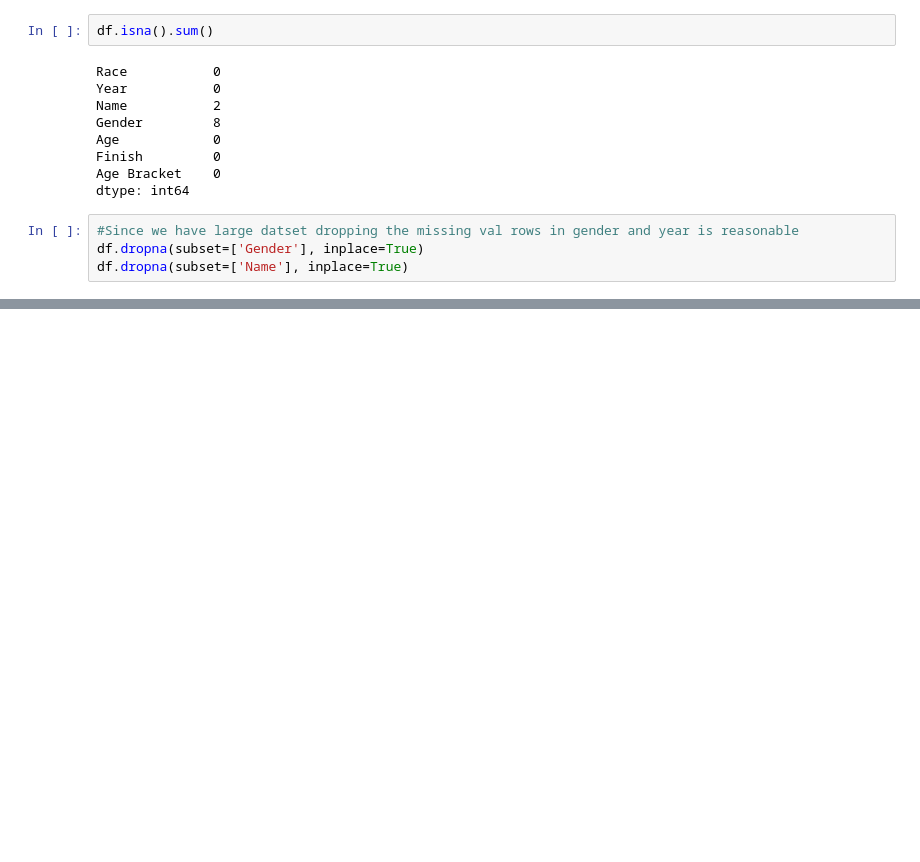
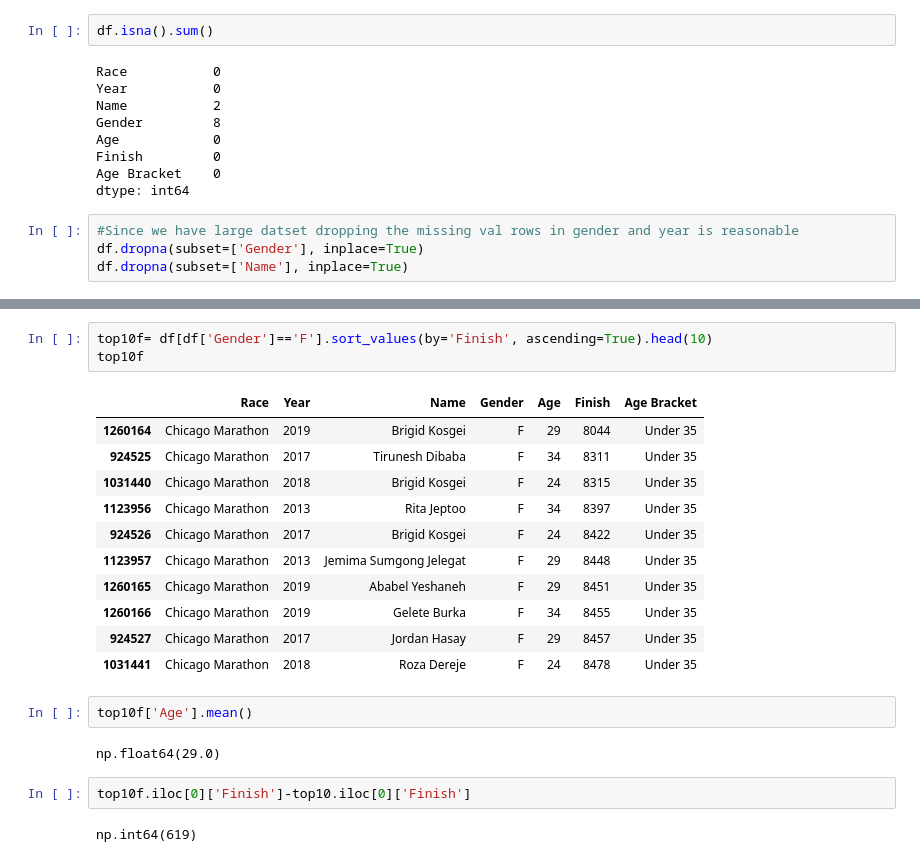
Before and after one commit to vitistatyagi/Marathon_EDA, a Jupyter notebook: marathon.ipynb, the cells around one changed output, grey strips where cells are left out. Cells and saved outputs as stored; diff of their text form; blank space fills up the shorter version.

```diff
--- a/marathon.ipynb
+++ b/marathon.ipynb
@@ -67,0 +159,23 @@ dtype: int64
+# %%
+top10f= df[df['Gender']=='F'].sort_values(by='Finish', ascending=True).head(10)
+top10f
+# %% [output]
+|  | Race | Year | Name | Gender | Age | Finish | Age Bracket |
+| 1260164 | Chicago Marathon | 2019 | Brigid Kosgei | F | 29 | 8044 | Under 35 |
+| 924525 | Chicago Marathon | 2017 | Tirunesh Dibaba | F | 34 | 8311 | Under 35 |
+| 1031440 | Chicago Marathon | 2018 | Brigid Kosgei | F | 24 | 8315 | Under 35 |
+| 1123956 | Chicago Marathon | 2013 | Rita Jeptoo | F | 34 | 8397 | Under 35 |
+| 924526 | Chicago Marathon | 2017 | Brigid Kosgei | F | 24 | 8422 | Under 35 |
+| 1123957 | Chicago Marathon | 2013 | Jemima Sumgong Jelegat | F | 29 | 8448 | Under 35 |
+| 1260165 | Chicago Marathon | 2019 | Ababel Yeshaneh | F | 29 | 8451 | Under 35 |
+| 1260166 | Chicago Marathon | 2019 | Gelete Burka | F | 34 | 8455 | Under 35 |
+| 924527 | Chicago Marathon | 2017 | Jordan Hasay | F | 29 | 8457 | Under 35 |
+| 1031441 | Chicago Marathon | 2018 | Roza Dereje | F | 24 | 8478 | Under 35 |
+# %%
+top10f['Age'].mean()
+# %% [output]
+np.float64(29.0)
+# %%
+top10f.iloc[0]['Finish']-top10.iloc[0]['Finish']
+# %% [output]
+np.int64(619)
```
Also changed, not shown: parts of 20 cells of this notebook, 1 other file.
